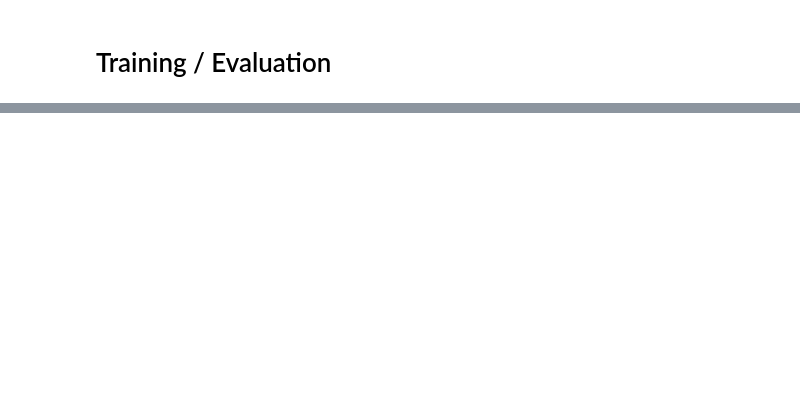
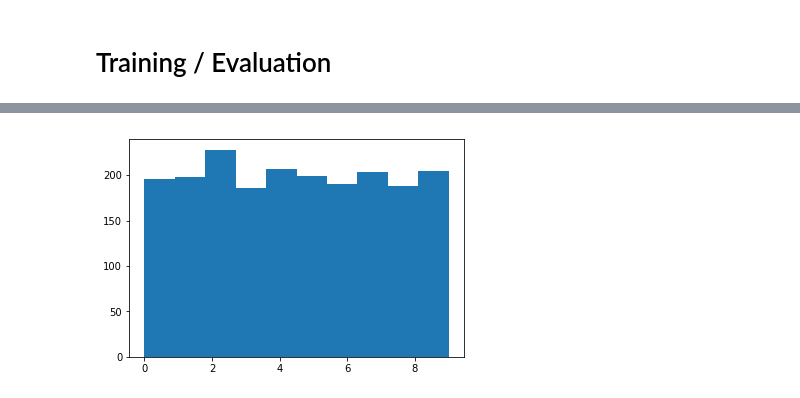
Before and after one commit to akshayyeluri/cellClassifier, a Jupyter notebook: keras_tests.ipynb, the cells around one changed output, grey strips where cells are left out. Drawn from its saved outputs; the diff is of its cells as text; code cells hidden in the pictures; blank space fills up the shorter version.

```diff
--- a/keras_tests.ipynb
+++ b/keras_tests.ipynb
@@ -146,0 +142,4 @@ utils.plot_confusions(conf);
+# %%
+plt.hist(np.argmax(test_labels, axis=1));
+# %% [output]
+[figure, added]
```
Also changed, not shown: parts of 11 cells of this notebook, 1 other file.
